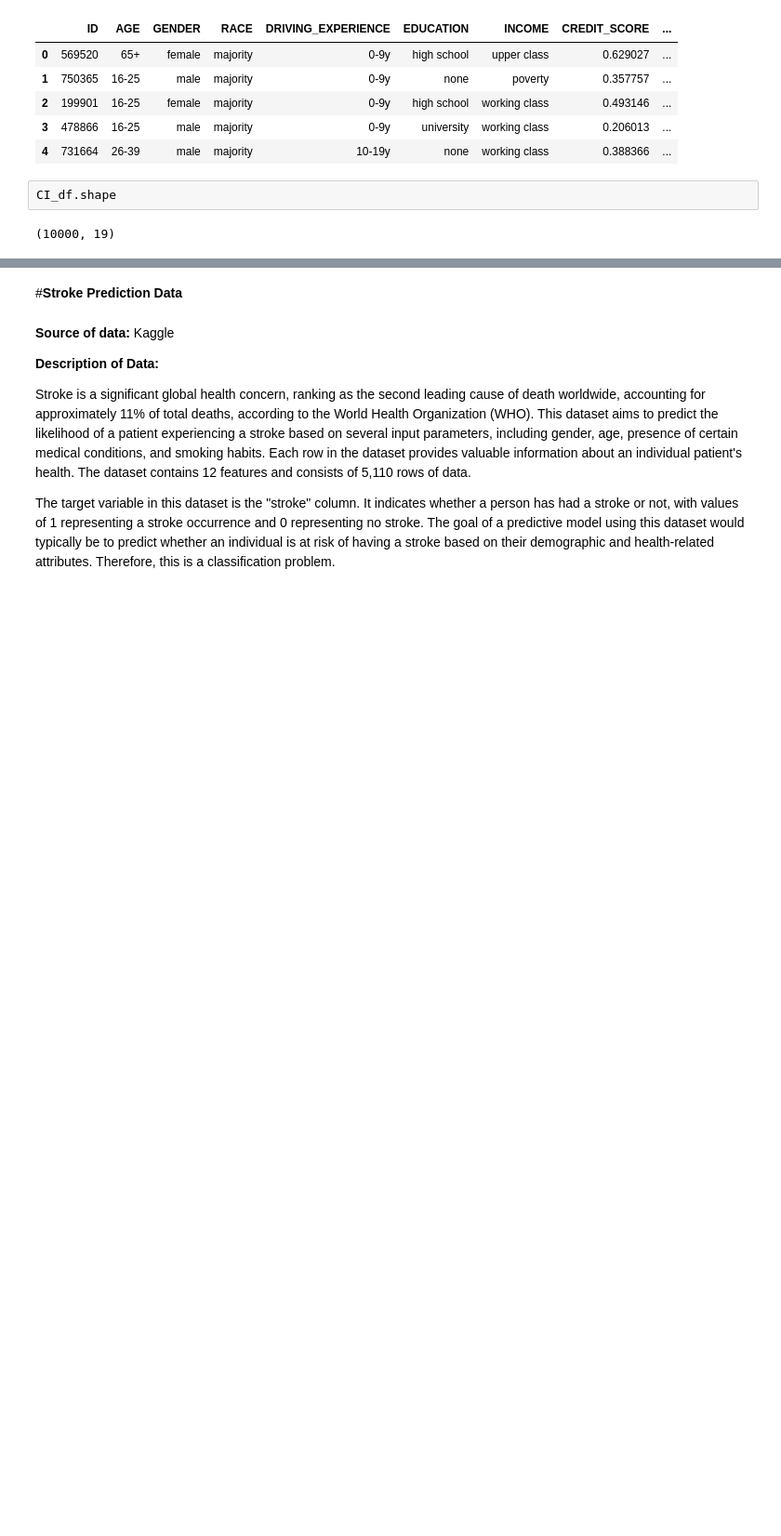
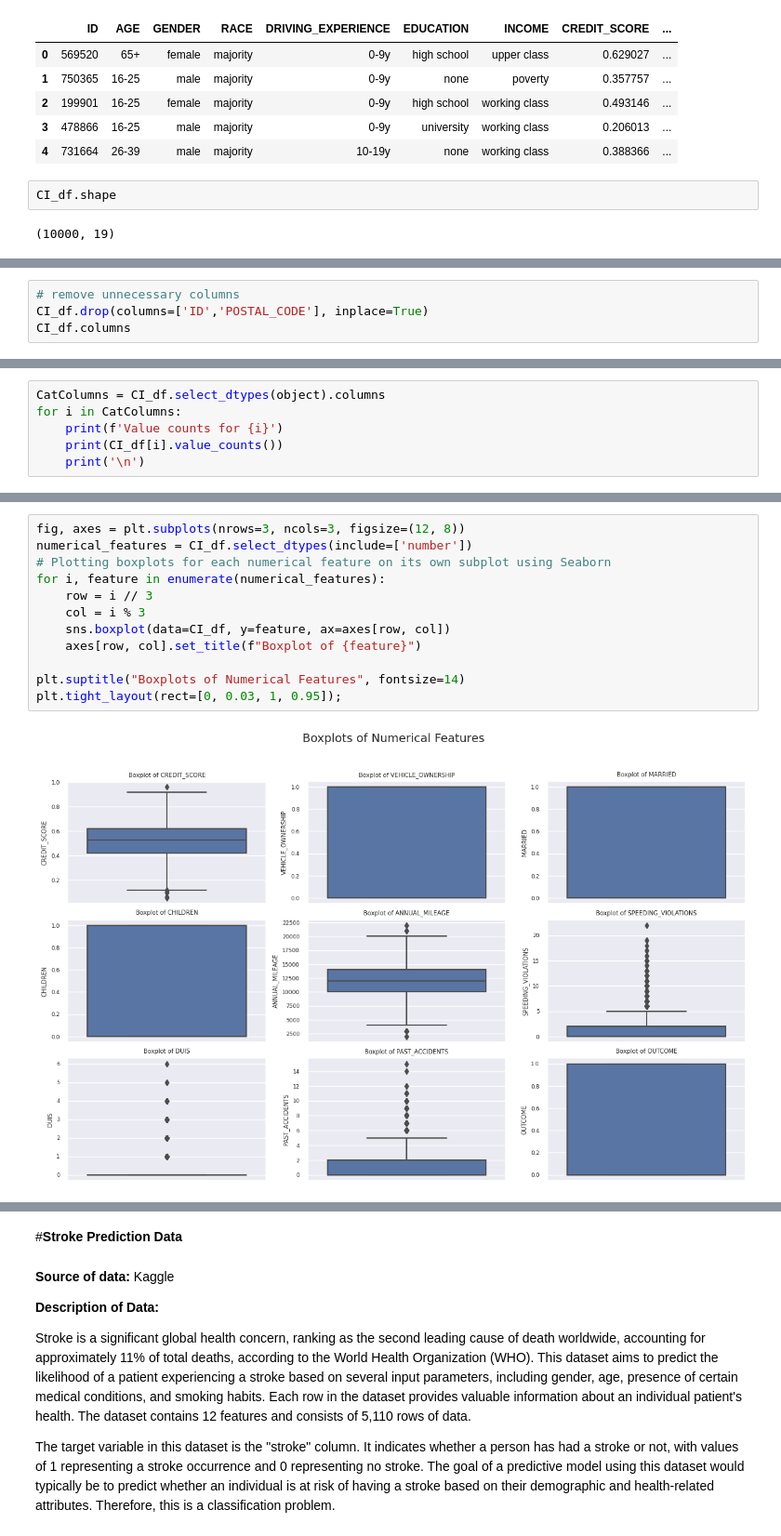
Before and after one commit to LeratoMatlala1/Car-Insurance-Claims-Classification, a Jupyter notebook: Project_2.ipynb, the cells around one changed output, grey strips where cells are left out. Shown at 93% size. Saved outputs shown, nothing was run; the diff lists cells and outputs as text; blank space fills up the shorter version.

```diff
--- a/Project_2.ipynb
+++ b/Project_2.ipynb
@@ -38,0 +73,4 @@ CI_df.shape
+# %%
+# remove unnecessary columns
+CI_df.drop(columns=['ID','POSTAL_CODE'], inplace=True)
+CI_df.columns
@@ -38,0 +87,6 @@ CI_df.shape
+# %%
+CatColumns = CI_df.select_dtypes(object).columns
+for i in CatColumns:
+    print(f'Value counts for {i}')
+    print(CI_df[i].value_counts())
+    print('\n')
@@ -38,0 +127,14 @@ CI_df.shape
+# %%
+fig, axes = plt.subplots(nrows=3, ncols=3, figsize=(12, 8))
+numerical_features = CI_df.select_dtypes(include=['number'])
+# Plotting boxplots for each numerical feature on its own subplot using Seaborn
+for i, feature in enumerate(numerical_features):
+    row = i // 3
+    col = i % 3
+    sns.boxplot(data=CI_df, y=feature, ax=axes[row, col])
+    axes[row, col].set_title(f"Boxplot of {feature}")
+
+plt.suptitle("Boxplots of Numerical Features", fontsize=14)
+plt.tight_layout(rect=[0, 0.03, 1, 0.95]);
+# %% [output]
+[figure, added]
```
Also changed, not shown: parts of 34 cells of this notebook.
